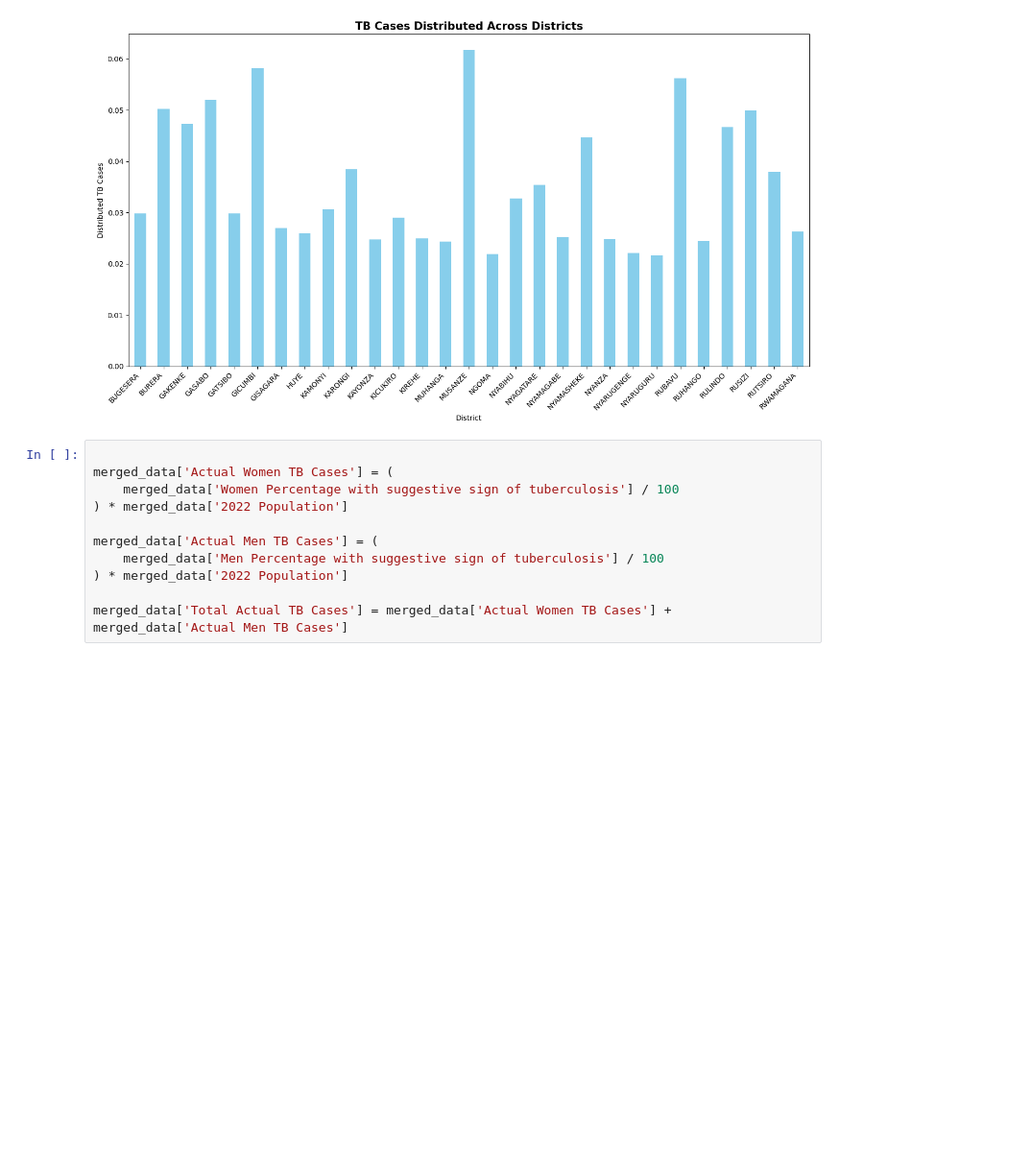
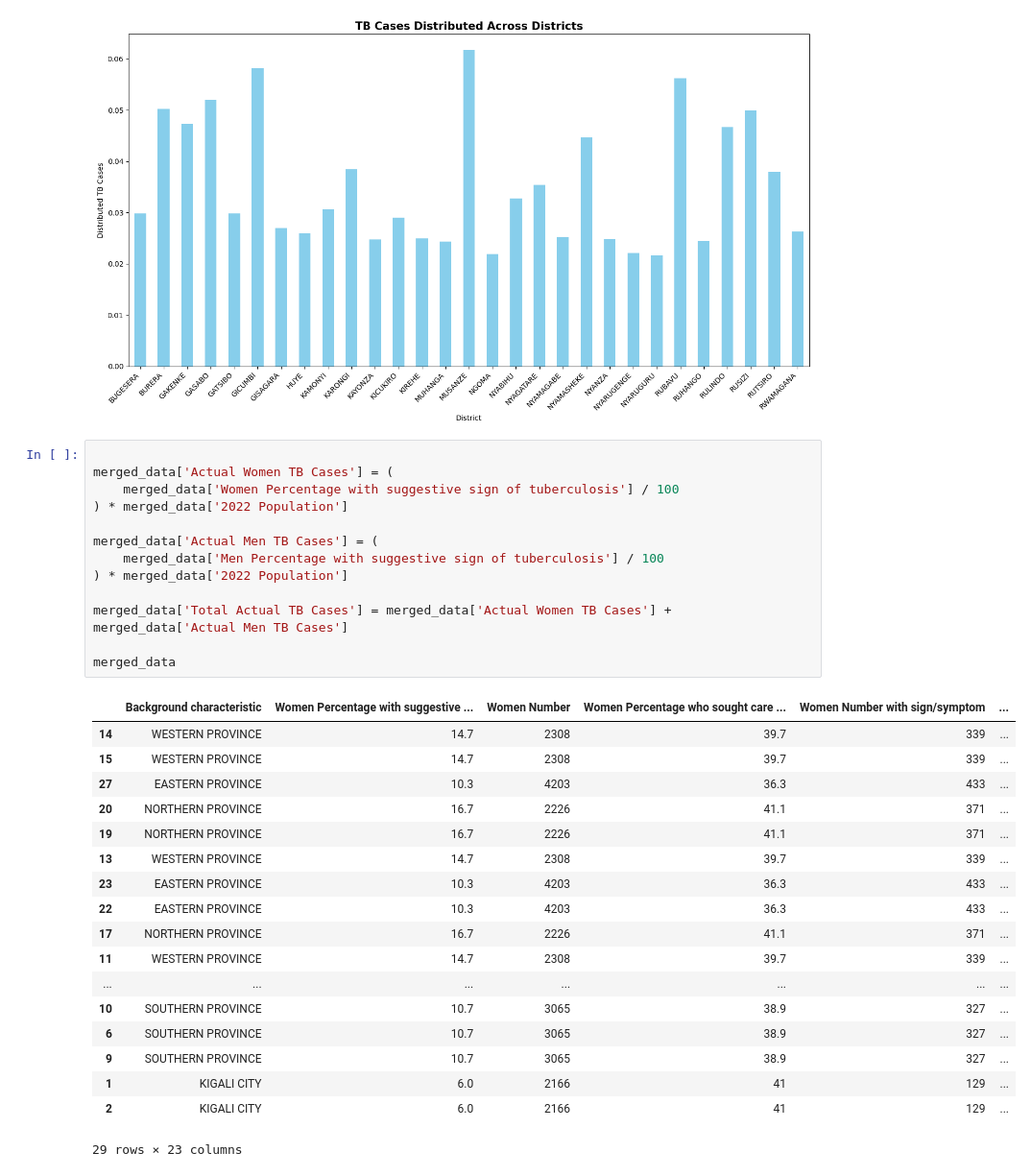
Before and after one commit to FonyaBrandone/MBDA_Research, a Jupyter notebook: dataAnalysis.ipynb, the cells around one changed output. Shown at 96% size. Cells and saved outputs as stored; diff of their text form; blank space fills up the shorter version.

```diff
--- a/dataAnalysis.ipynb
+++ b/dataAnalysis.ipynb
@@ -372,11 +372,32 @@ plt.show()
 # %%
 
 merged_data['Actual Women TB Cases'] = (
     merged_data['Women Percentage with suggestive sign of tuberculosis'] / 100
 ) * merged_data['2022 Population']
 
 merged_data['Actual Men TB Cases'] = (
     merged_data['Men Percentage with suggestive sign of tuberculosis'] / 100
 ) * merged_data['2022 Population']
 
 merged_data['Total Actual TB Cases'] = merged_data['Actual Women TB Cases'] + merged_data['Actual Men TB Cases']
+
+merged_data
+# %% [output]
+|  | Background characteristic | Women Percentage with suggestive ... | Women Number | Women Percentage who sought care ... | Women Number with sign/symptom | ... |
+| 14 | WESTERN PROVINCE | 14.7 | 2308 | 39.7 | 339 | ... |
+| 15 | WESTERN PROVINCE | 14.7 | 2308 | 39.7 | 339 | ... |
+| 27 | EASTERN PROVINCE | 10.3 | 4203 | 36.3 | 433 | ... |
+| 20 | NORTHERN PROVINCE | 16.7 | 2226 | 41.1 | 371 | ... |
+| 19 | NORTHERN PROVINCE | 16.7 | 2226 | 41.1 | 371 | ... |
+| 13 | WESTERN PROVINCE | 14.7 | 2308 | 39.7 | 339 | ... |
+| 23 | EASTERN PROVINCE | 10.3 | 4203 | 36.3 | 433 | ... |
+| 22 | EASTERN PROVINCE | 10.3 | 4203 | 36.3 | 433 | ... |
+| 17 | NORTHERN PROVINCE | 16.7 | 2226 | 41.1 | 371 | ... |
+| 11 | WESTERN PROVINCE | 14.7 | 2308 | 39.7 | 339 | ... |
+| ... | ... | ... | ... | ... | ... | ... |
+| 10 | SOUTHERN PROVINCE | 10.7 | 3065 | 38.9 | 327 | ... |
+| 6 | SOUTHERN PROVINCE | 10.7 | 3065 | 38.9 | 327 | ... |
+| 9 | SOUTHERN PROVINCE | 10.7 | 3065 | 38.9 | 327 | ... |
+| 1 | KIGALI CITY | 6.0 | 2166 | 41 | 129 | ... |
+| 2 | KIGALI CITY | 6.0 | 2166 | 41 | 129 | ... |
+29 rows × 23 columns
```
Also changed, not shown: parts of 4 cells of this notebook.
